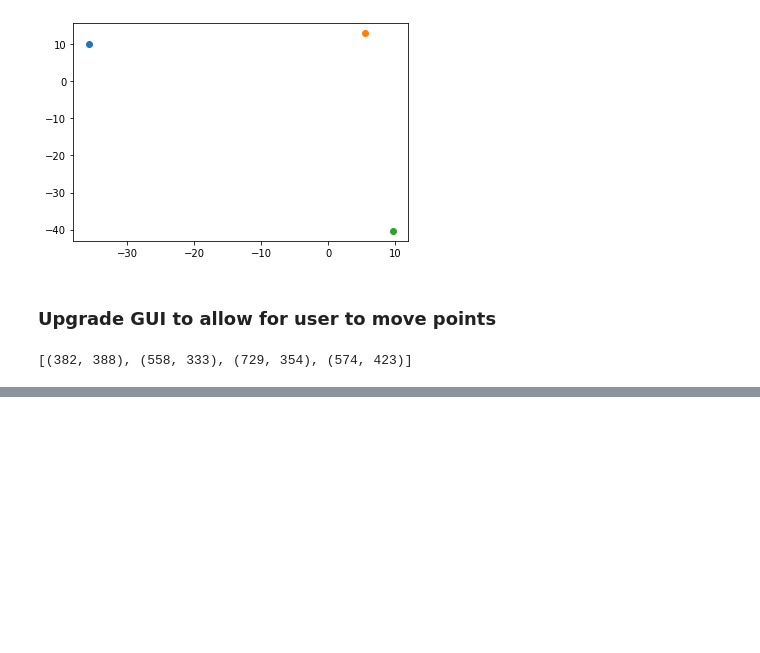
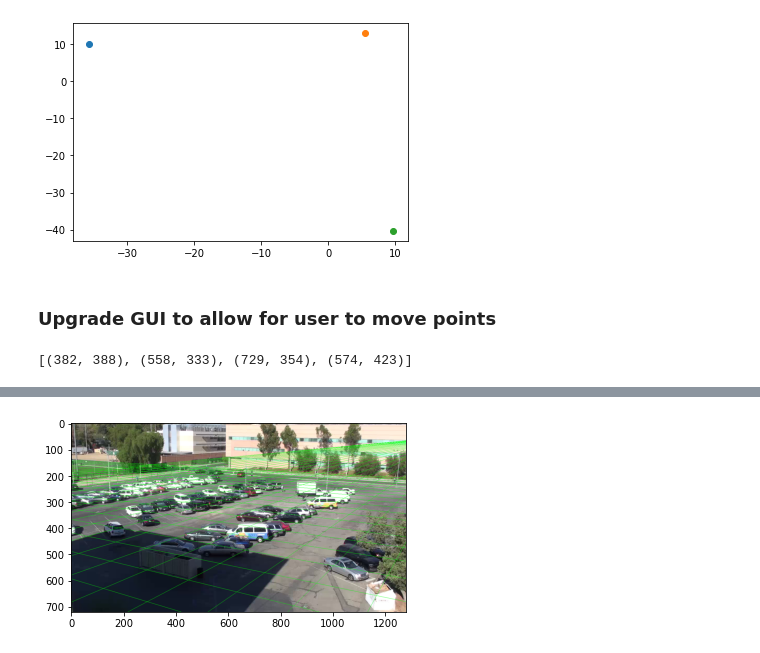
Before and after one commit to endernac/CV-Final-Project, a Jupyter notebook: homography_testing.ipynb, the cells around one changed output, grey strips where cells are left out. Drawn from its saved outputs; the diff is of its cells as text; code cells hidden in the pictures; blank space fills up the shorter version.

Commit message:
Prototyped interactive homography selection system

```diff
--- a/homography_testing.ipynb
+++ b/homography_testing.ipynb
@@ -369,0 +379,86 @@ print(points_list)
+# %%
+def slope(p1, p2):
+    """ Calculate the slope. Returns None if undefined """
+    x1, y1 = p1
+    x2, y2 = p2
+    if x2 != x1:
+        return((y2-y1)/(x2-x1))
+    else:
+        return None
+
+def draw_line(image, p1, p2, color, thickness):
+    """ Ensures that line stretches across the entire image """
+    x1, y1 = p1
+    x2, y2 = p2
+    m = slope(p1,p2)
+    h, w, c = image.shape
+
+    if m != None:
+        # extend the line to x == 0 and x == width, then get y's
+        px=0
+        py=-(x1-0)*m+y1
+
+        ##ending point
+        qx=w
+        qy=-(x2-w)*m+y2
+    else:
+        # if slope == 0 (None), draw a line with x = x1 and y = 0 and y = height
+        px, py = x1, 0
+        qx, qy = x1,h
+
+    cv2.line(image, (int(px), int(py)), (int(qx), int(qy)), color, thickness)
+    return image
+
+def draw_gridlines(img, H, xrange, yrange, step=5, **kwargs):
+
+    # get meshgrid
+    height, width, channels = img.shape
+    x = np.arange(xrange[0], xrange[1], step=step)
+    y = np.arange(yrange[0], yrange[1], step=step)
+    xx, yy = np.meshgrid(x, y)
+
+    # deform points from world coords to image coords
+    H_inv = np.linalg.inv(H)
+    irange, jrange = yy.shape
+    new_x = np.zeros(xx.shape)
+    new_y = np.zeros(yy.shape)
+
+    # find new coords
+    for i in range(irange):
+        for j in range(jrange):
+            real_coord = [xx[i,j], yy[i,j], 1]
+            img_coord = H_inv @ real_coord
+            img_coord = img_coord / img_coord[2]
+            new_x[i,j] = img_coord[0]
+            new_y[i,j] = img_coord[1]
+
+    #img = img.copy()  # TODO: do I need this?
+
+    # draw vertlines
+    line_color = (0, 255, 0)
+    line_thickness = 1
+    for j in range(jrange):
+        # note that j == x
+        p1 = (np.int(new_x[0, j]), np.int(new_y[0, j]))  # top point
+        p2 = (np.int(new_x[-1, j]), np.int(new_y[-1, j]))  # bottom point
+        #img = cv2.line(img, p1, p2, line_color, line_thickness)
+        img = draw_line(img, p1, p2, line_color, line_thickness)
+
+    for i in range(irange):
+        # note that j == x
+        p1 = (np.int(new_x[i, 0]), np.int(new_y[i, 0]))  # top point
+        p2 = (np.int(new_x[i, -1]), np.int(new_y[i, -1]))  # bottom point
+        #img = cv2.line(img, p1, p2, line_color, line_thickness)
+        img = draw_line(img, p1, p2, line_color, line_thickness)
+
+    return img
+
+
+xrange = (-20, 100)
+yrange = (-20, 100)
+homog = H.copy()
+img = frame0.copy()  # just so we don't mess everything up
+
+img = draw_gridlines(img, homog, xrange, yrange, step=5)
+plt.imshow(img)
+# %% [output]
@@ -369,0 +466 @@ print(points_list)
+[figure, added]
```
Also changed, not shown: parts of 9 cells of this notebook.
